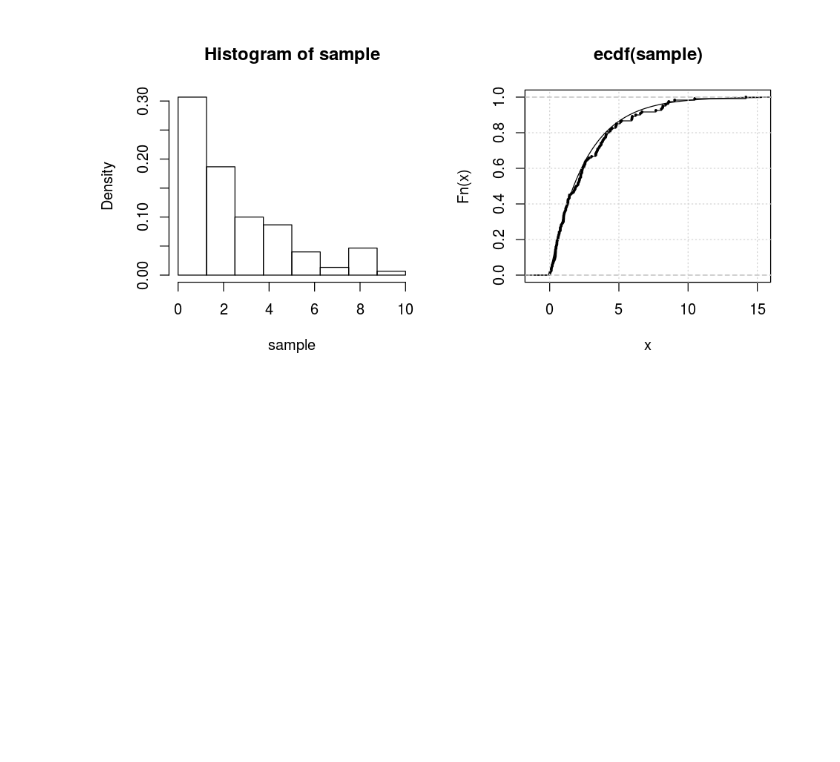
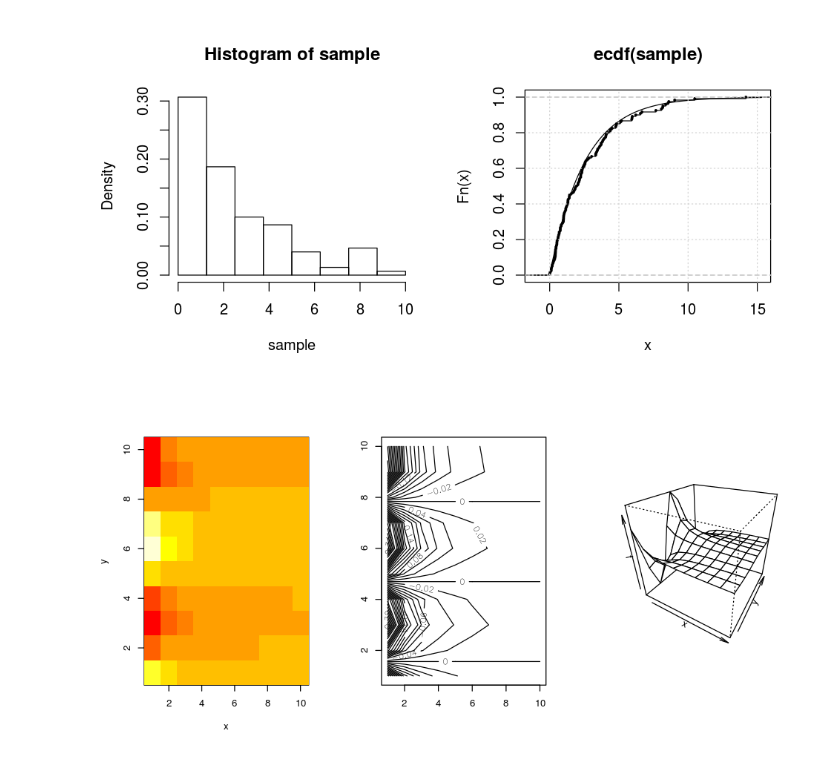
Before and after one commit to ebusato/jupyter_R, a Jupyter notebook: Introduction to R.ipynb, the cells around one changed output. Saved outputs shown, nothing was run; the diff lists cells and outputs as text; code cells hidden in the pictures; blank space fills up the shorter version.

```diff
--- a/Introduction to R.ipynb
+++ b/Introduction to R.ipynb
@@ -219,3 +222,15 @@ grid()
 [8] 0.12716539 0.01781500
 [1] 11.21713
 [figure]
+# %%
+par(mfrow = c(1,3))
+options(repr.plot.width=8, repr.plot.height=4)
+
+x = 1:10
+y=x
+f=outer(x,y,function(x,y)cos(y)/(1+x^2))
+image(x,y,f)
+contour(x,y,f, nlevels=40)
+persp(x,y,f, theta=30, phi=30)
+# %% [output]
+[figure, added]
```
Also changed, not shown: parts of 1 cell of this notebook, 1 other file.
